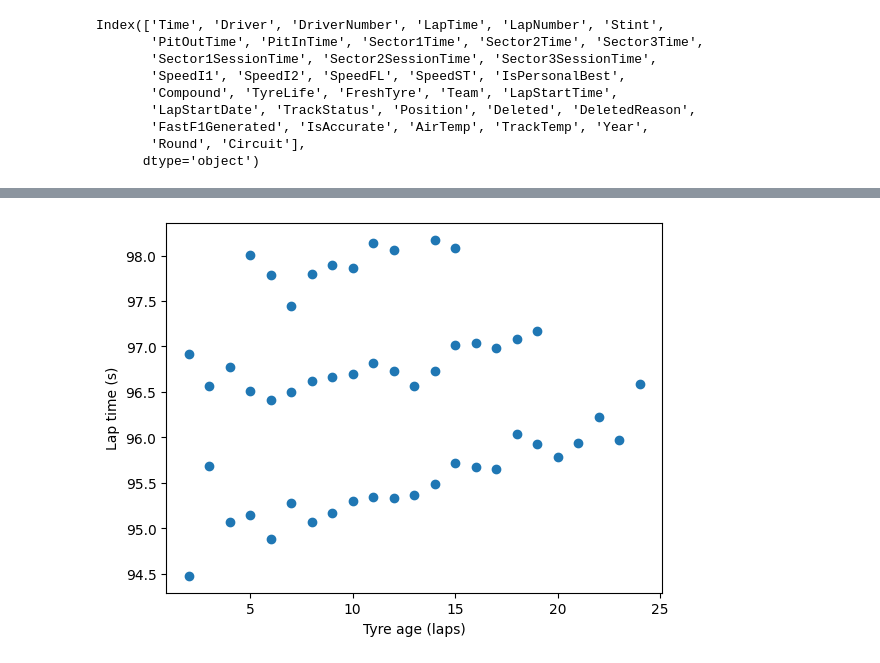
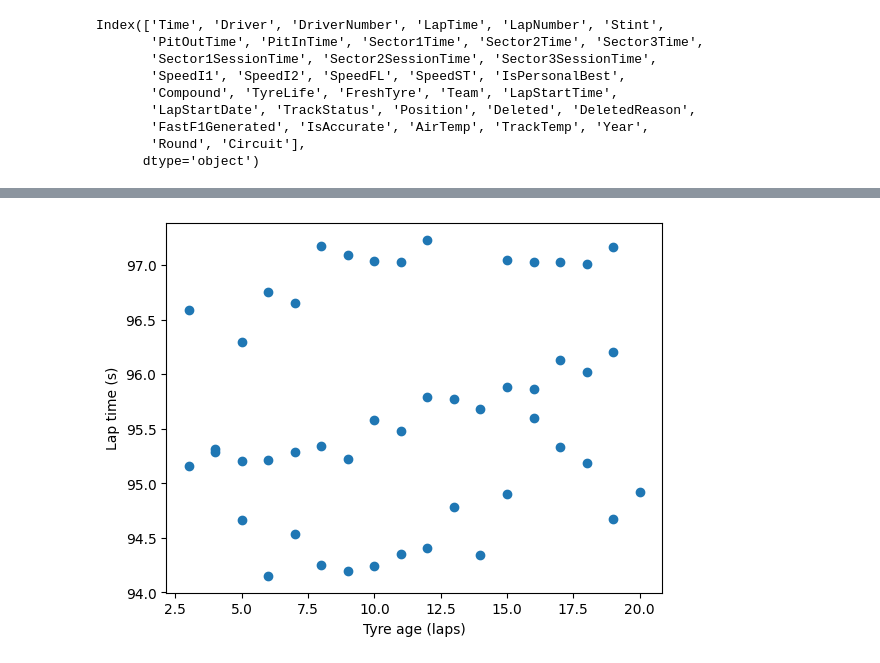
Before and after one commit to HuyTran2720/formula-predictor, a Jupyter notebook: notebooks/02_clean.ipynb, the cells around one changed output, grey strips where cells are left out. Drawn from its saved outputs; the diff is of its cells as text; code cells hidden in the pictures.

```diff
--- a/notebooks/02_clean.ipynb
+++ b/notebooks/02_clean.ipynb
@@ -120,13 +190,13 @@ Name: count, dtype: int64
 # %%
 import matplotlib.pyplot as plt
 
-stint = df[(df['RaceID'] == '2024_1') & (df['Driver'] == 'NOR')]
+stint = df[(df['RaceID'] == '2024_1') & (df['Driver'] == 'VER')]
 assert len(stint) > 0, "no laps matched - pick a RaceID and Driver that exist in df"
 plt.scatter(stint['TyreLife'], stint['LapSeconds'])
 plt.xlabel('Tyre age (laps)'); plt.ylabel('Lap time (s)')
 plt.show()
 # %% [output]
-[figure, old version]
+[figure, new version]
 # %%
 for c, g in stint.groupby('Compound'):
     plt.scatter(g['TyreLife'], g['LapSeconds'], label=c, s=25)
```
Also changed, not shown: parts of 3 cells of this notebook, 2 other files.
